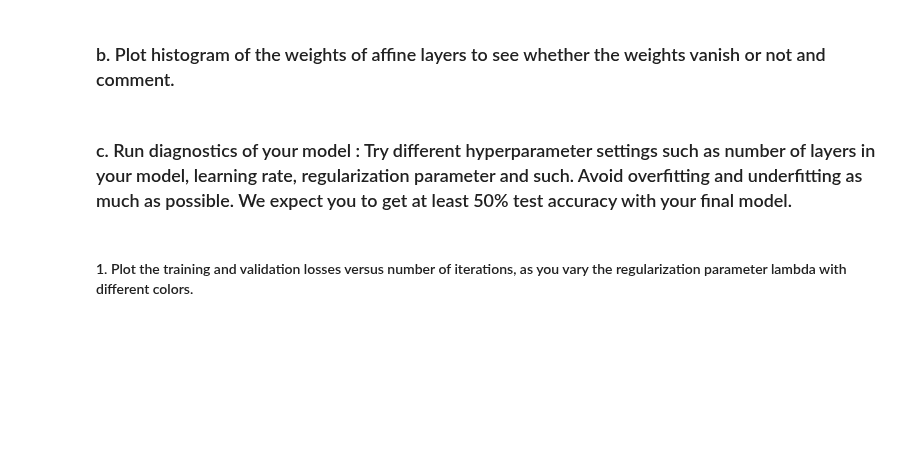
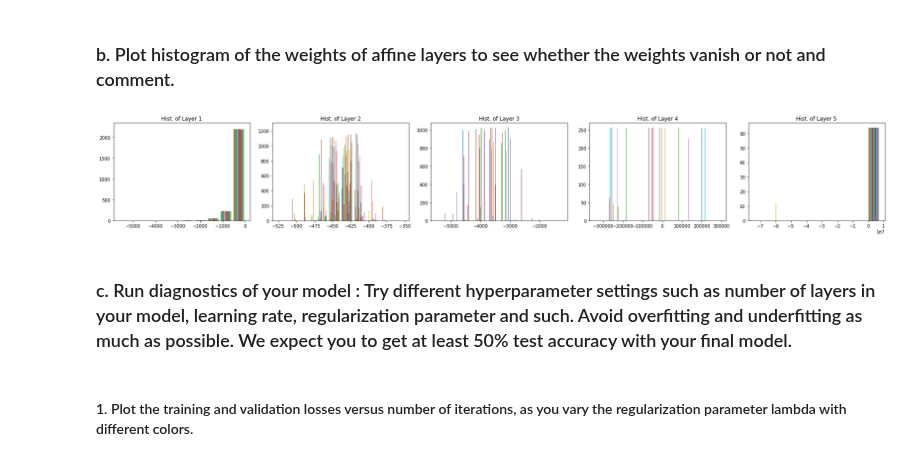
Before and after one commit to batuhanfaik/itu-cmpe, a Jupyter notebook: hw1/Homework-1.ipynb, the cells around one changed output. Cells and saved outputs as stored; diff of their text form; code cells hidden in the pictures; blank space fills up the shorter version.

```diff
--- a/hw1/Homework-1.ipynb
+++ b/hw1/Homework-1.ipynb
@@ -495,5 +725,15 @@ x_test = np.array(vectorizer.transform(x_test_series).todense())
 # %% [markdown]
 ### b. Plot histogram of the weights of affine layers to see whether the weights vanish or not and comment.
+# %%
+model_weights = [layer_with_weights.W for layer_with_weights in book_model.layers if isinstance(layer_with_weights, layer.LayerWithWeights)]
+
+fig, axes = plt.subplots(nrows=1, ncols=len(model_weights), figsize=(25, 4))
+for index, weights in enumerate(model_weights):
+    axes[index].hist(weights)
+    axes[index].set_title("Hist. of Layer {}".format(index + 1))
+fig.tight_layout()
+# %% [output]
+[figure, added]
 # %% [markdown]
 ### c. Run diagnostics of your model : Try different hyperparameter settings such as number of layers in your model, learning rate, regularization parameter and such.  Avoid overfitting and underfitting as much as possible. We expect you to get at least 50% test accuracy with your final model.
 # %% [markdown]
```
Also changed, not shown: parts of 9 cells of this notebook, 1 other file.
